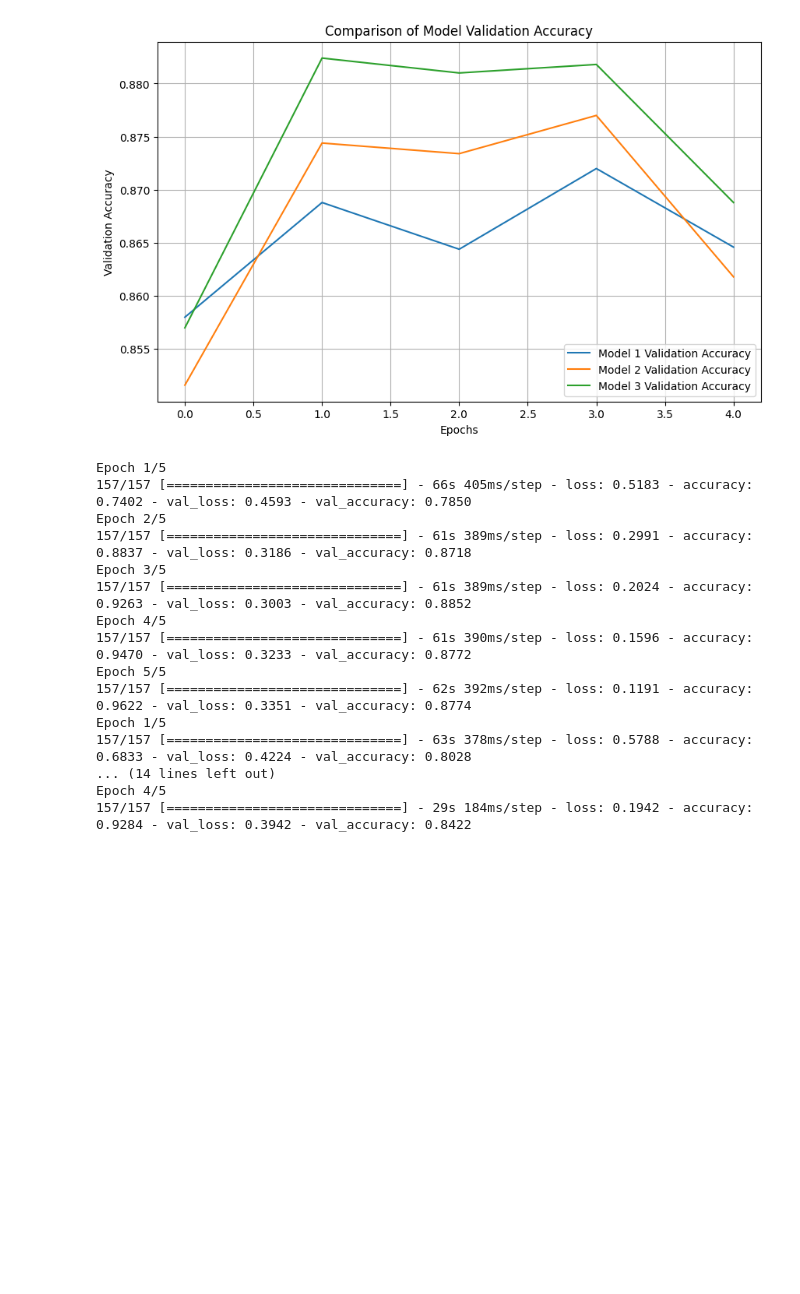
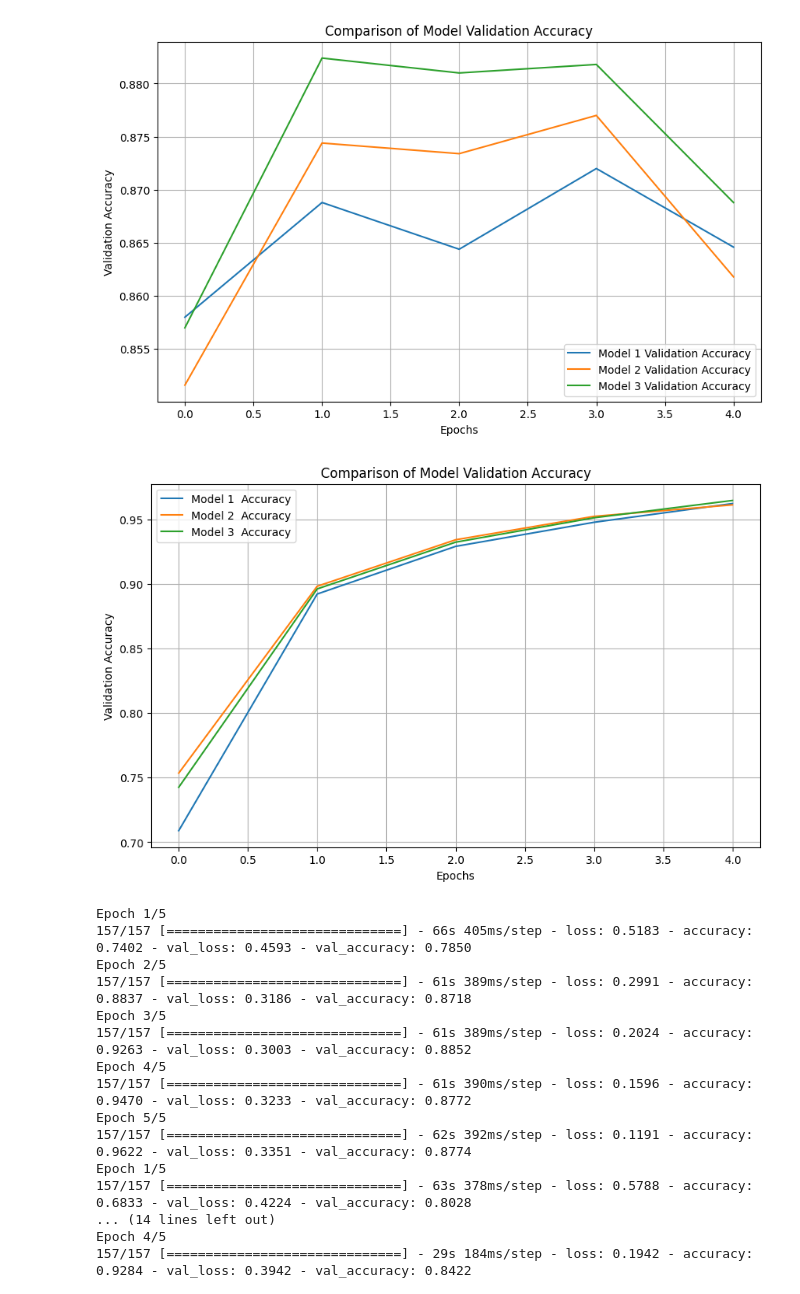
Before and after one commit to dheeraj997/dl_assignment, a Jupyter notebook: dl_assingment.ipynb, the cells around one changed output. Cells and saved outputs as stored; diff of their text form; code cells hidden in the pictures; blank space fills up the shorter version.

```diff
--- a/dl_assingment.ipynb
+++ b/dl_assingment.ipynb
@@ -81,19 +81,6 @@ histories.append(history2)
 
 history3 = model3.fit(x_train, y_train, epochs=5, batch_size=128, validation_split=0.2)
 histories.append(history3)
-
-
-plt.figure(figsize=(10, 6))
-
-for i, history in enumerate(histories):
-    plt.plot(history.history['val_accuracy'], label=f'Model {i+1} Validation Accuracy')
-
-plt.title('Comparison of Model Validation Accuracy')
-plt.xlabel('Epochs')
-plt.ylabel('Validation Accuracy')
-plt.legend()
-plt.grid(True)
-plt.show()
 # %% [output]
 Epoch 1/5
 157/157 [==============================] - 67s 410ms/step - loss: 0.5328 - accuracy: 0.7089 - val_loss: 0.3340 - val_accuracy: 0.8580
@@ -113,6 +100,20 @@ Epoch 4/5
 Epoch 5/5
 157/157 [==============================] - 64s 409ms/step - loss: 0.1137 - accuracy: 0.9646 - val_loss: 0.3241 - val_accuracy: 0.8688
 [figure]
+# %%
+plt.figure(figsize=(10, 6))
+
+for i, history in enumerate(histories):
+    plt.plot(history.history['accuracy'], label=f'Model {i+1}  Accuracy')
+
+plt.title('Comparison of Model Validation Accuracy')
+plt.xlabel('Epochs')
+plt.ylabel('Validation Accuracy')
+plt.legend()
+plt.grid(True)
+plt.show()
+# %% [output]
+[figure, added]
 # %%
 import numpy as np
 import matplotlib.pyplot as plt
```
